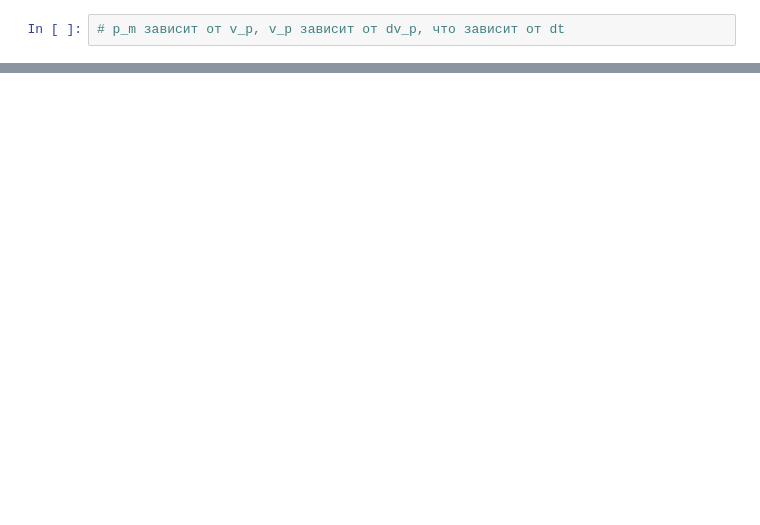
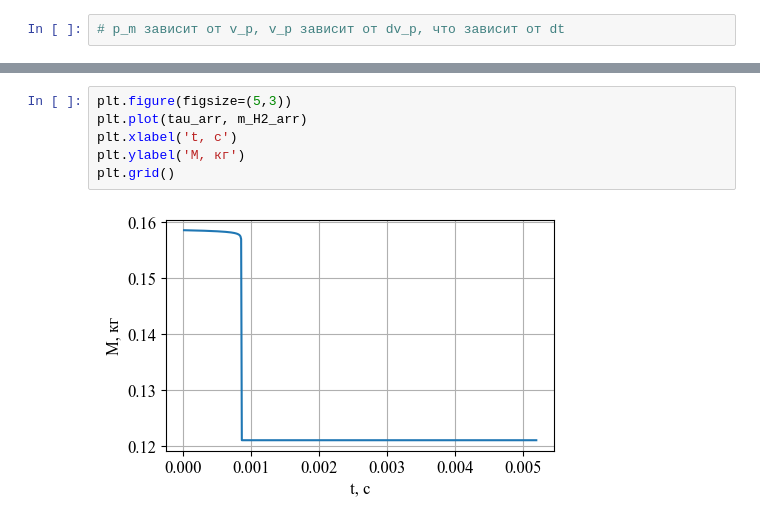
Before and after one commit to SamoilovSD/new_ballistic, a Jupyter notebook: new_ballistic_system.ipynb, the cells around one changed output, grey strips where cells are left out. Saved outputs shown, nothing was run; the diff lists cells and outputs as text; blank space fills up the shorter version.

```diff
--- a/new_ballistic_system.ipynb
+++ b/new_ballistic_system.ipynb
@@ -313,0 +347,8 @@ plt.grid()
+# %%
+plt.figure(figsize=(5,3))
+plt.plot(tau_arr, m_H2_arr)
+plt.xlabel('t, с')
+plt.ylabel('M, кг')
+plt.grid()
+# %% [output]
+[figure, added]
```
Also changed, not shown: parts of 15 cells of this notebook.
